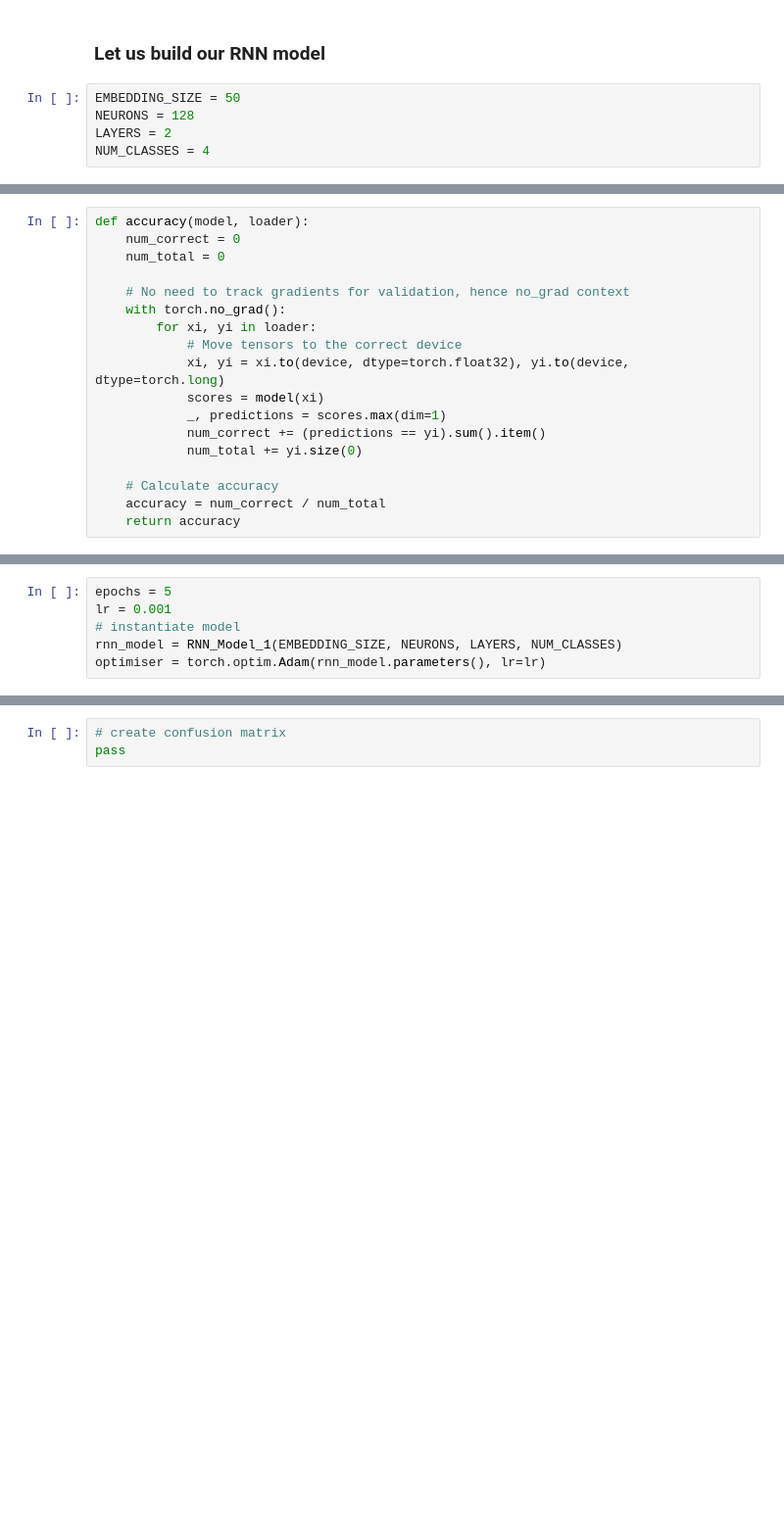
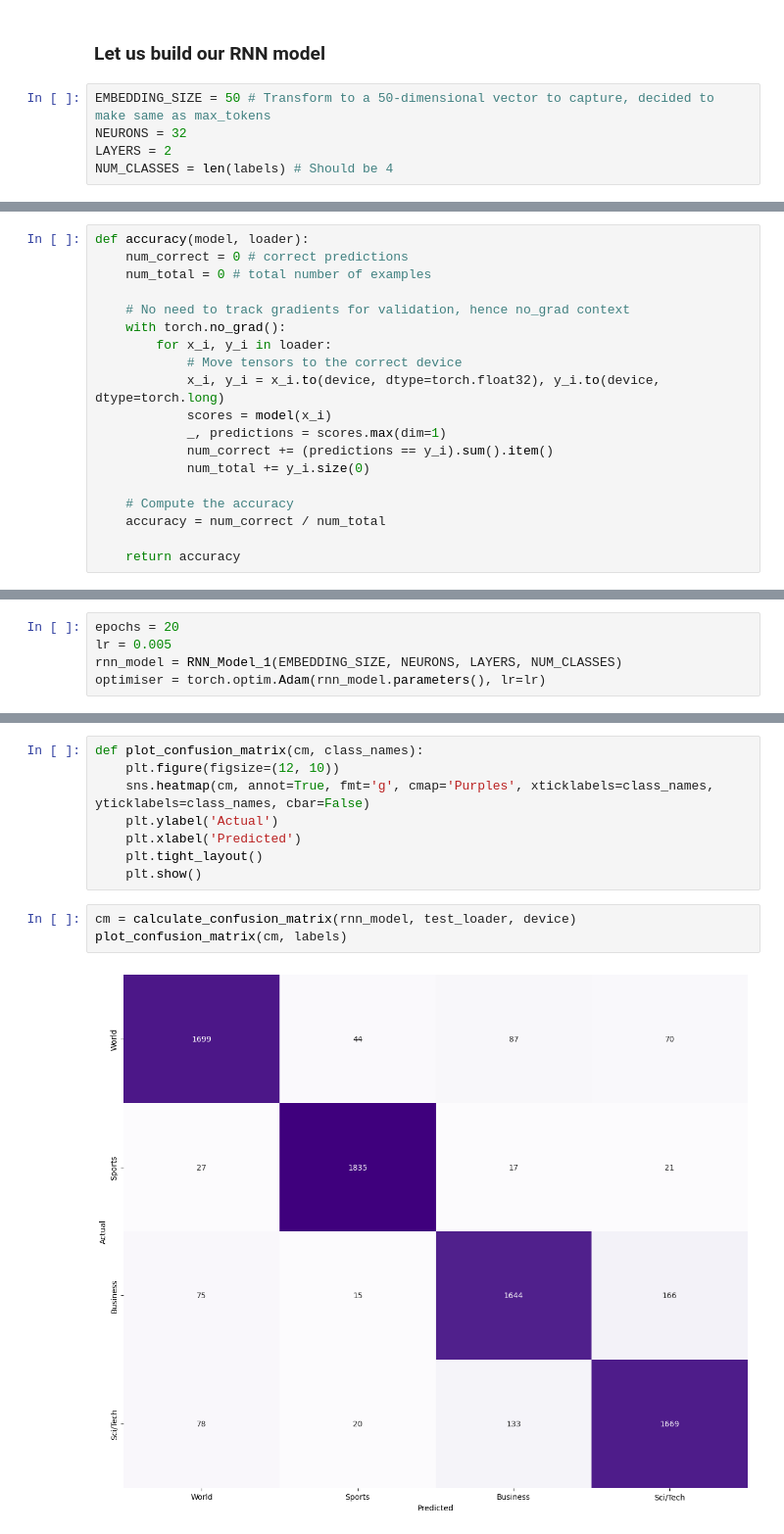
Before and after one commit to AdvancedML-Tec/Course_activities, a Jupyter notebook: TC5033_Activity_3b_ID-eval_a01200230.ipynb, the cells around one changed output, grey strips where cells are left out. Shown: that part at 98% size. Cells and saved outputs as stored; diff of their text form; blank space fills up the shorter version.

```diff
--- a/TC5033_Activity_3b_ID-eval_a01200230.ipynb
+++ b/TC5033_Activity_3b_ID-eval_a01200230.ipynb
@@ -169,7 +171,7 @@ test_loader = DataLoader(test_dataset, batch_size=BATCH_SIZE, collate_fn=collate
 # %% [markdown]
 ### Let us build our RNN model
 # %%
-EMBEDDING_SIZE = 50
-NEURONS = 128
+EMBEDDING_SIZE = 50 # Transform to a 50-dimensional vector to capture, decided to make same as max_tokens
+NEURONS = 32
 LAYERS = 2
-NUM_CLASSES = 4
+NUM_CLASSES = len(labels) # Should be 4
@@ -205,18 +208,19 @@ class RNN_Model_1(nn.Module):
 # %%
 def accuracy(model, loader):
-    num_correct = 0
-    num_total = 0
+    num_correct = 0 # correct predictions
+    num_total = 0 # total number of examples
 
     # No need to track gradients for validation, hence no_grad context
     with torch.no_grad():
-        for xi, yi in loader:
+        for x_i, y_i in loader:
             # Move tensors to the correct device
-            xi, yi = xi.to(device, dtype=torch.float32), yi.to(device, dtype=torch.long)
-            scores = model(xi)
+            x_i, y_i = x_i.to(device, dtype=torch.float32), y_i.to(device, dtype=torch.long)
+            scores = model(x_i)
             _, predictions = scores.max(dim=1)
-            num_correct += (predictions == yi).sum().item()
-            num_total += yi.size(0)
+            num_correct += (predictions == y_i).sum().item()
+            num_total += y_i.size(0)
 
-    # Calculate accuracy
+    # Compute the accuracy
     accuracy = num_correct / num_total
+
     return accuracy
@@ -262,7 +270,6 @@ def train(model, optimiser, epochs=100):
 # %%
-epochs = 5
-lr = 0.001
-# instantiate model
+epochs = 20
+lr = 0.005
 rnn_model = RNN_Model_1(EMBEDDING_SIZE, NEURONS, LAYERS, NUM_CLASSES)
 optimiser = torch.optim.Adam(rnn_model.parameters(), lr=lr)
 # %%
@@ -285,3 +392,13 @@ sample_text(rnn_model, test_loader)
+# %%
+def plot_confusion_matrix(cm, class_names):
+    plt.figure(figsize=(12, 10))
+    sns.heatmap(cm, annot=True, fmt='g', cmap='Purples', xticklabels=class_names, yticklabels=class_names, cbar=False)
+    plt.ylabel('Actual')
+    plt.xlabel('Predicted')
+    plt.tight_layout()
+    plt.show()
 # %%
-# create confusion matrix
-pass
+cm = calculate_confusion_matrix(rnn_model, test_loader, device)
+plot_confusion_matrix(cm, labels)
+# %% [output]
+[figure, added]
```
Also changed, not shown: parts of 18 cells of this notebook, 1 other file.
